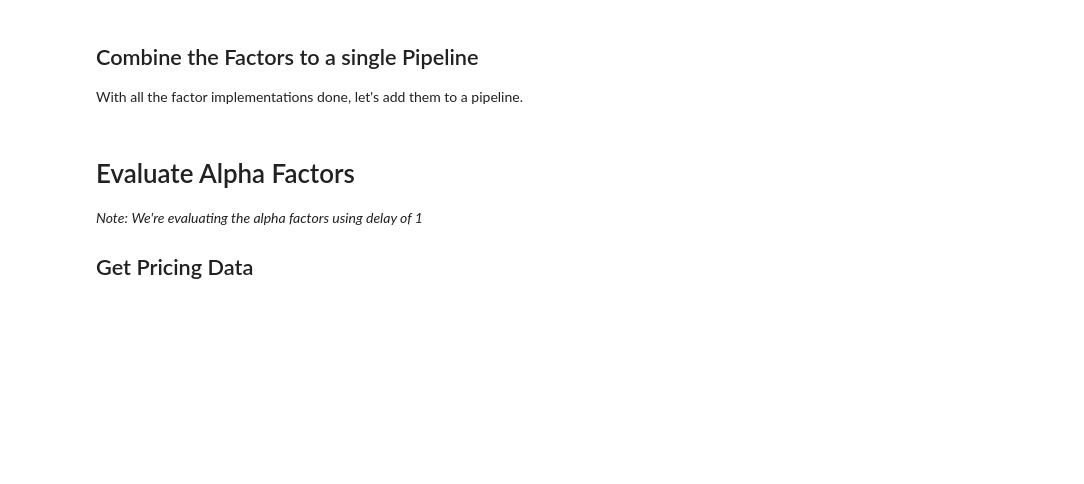
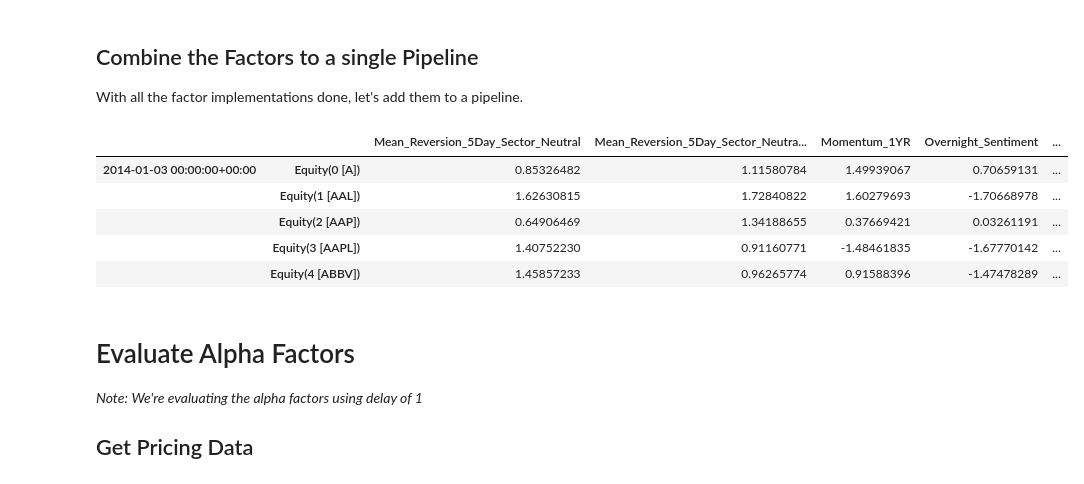
Before and after one commit to z33bs/portfolio-optimisation-using-factors, a Jupyter notebook: project_4_starter.ipynb, the cells around one changed output. Saved outputs shown, nothing was run; the diff lists cells and outputs as text; code cells hidden in the pictures; blank space fills up the shorter version.

```diff
--- a/project_4_starter.ipynb
+++ b/project_4_starter.ipynb
@@ -786,26 +805,33 @@ With all the factor implementations done, let's add them to a pipeline.
 # %%
 universe = AverageDollarVolume(window_length=120).top(500)
 sector = project_helper.Sector()
 
 pipeline = Pipeline(screen=universe)
 pipeline.add(
     momentum_1yr(252, universe, sector),
     'Momentum_1YR')
 pipeline.add(
     mean_reversion_5day_sector_neutral(5, universe, sector),
     'Mean_Reversion_5Day_Sector_Neutral')
 pipeline.add(
     mean_reversion_5day_sector_neutral_smoothed(5, universe, sector),
     'Mean_Reversion_5Day_Sector_Neutral_Smoothed')
 pipeline.add(
     overnight_sentiment(2, 5, universe),
     'Overnight_Sentiment')
 pipeline.add(
-    overnight_sentiment_smoothed(2, 5, universe),p
+    overnight_sentiment_smoothed(2, 5, universe),
     'Overnight_Sentiment_Smoothed')
 all_factors = engine.run_pipeline(pipeline, factor_start_date, universe_end_date)
 
 all_factors.head()
+# %% [output]
+|  |  | Mean_Reversion_5Day_Sector_Neutral | Mean_Reversion_5Day_Sector_Neutra... | Momentum_1YR | Overnight_Sentiment | ... |
+| 2014-01-03 00:00:00+00:00 | Equity(0 [A]) | 0.85326482 | 1.11580784 | 1.49939067 | 0.70659131 | ... |
+|  | Equity(1 [AAL]) | 1.62630815 | 1.72840822 | 1.60279693 | -1.70668978 | ... |
+|  | Equity(2 [AAP]) | 0.64906469 | 1.34188655 | 0.37669421 | 0.03261191 | ... |
+|  | Equity(3 [AAPL]) | 1.40752230 | 0.91160771 | -1.48461835 | -1.67770142 | ... |
+|  | Equity(4 [ABBV]) | 1.45857233 | 0.96265774 | 0.91588396 | -1.47478289 | ... |
 # %% [markdown]
 # Evaluate Alpha Factors
 *Note:* _We're evaluating the alpha factors using delay of 1_
```
Also changed, not shown: parts of 10 cells of this notebook.
